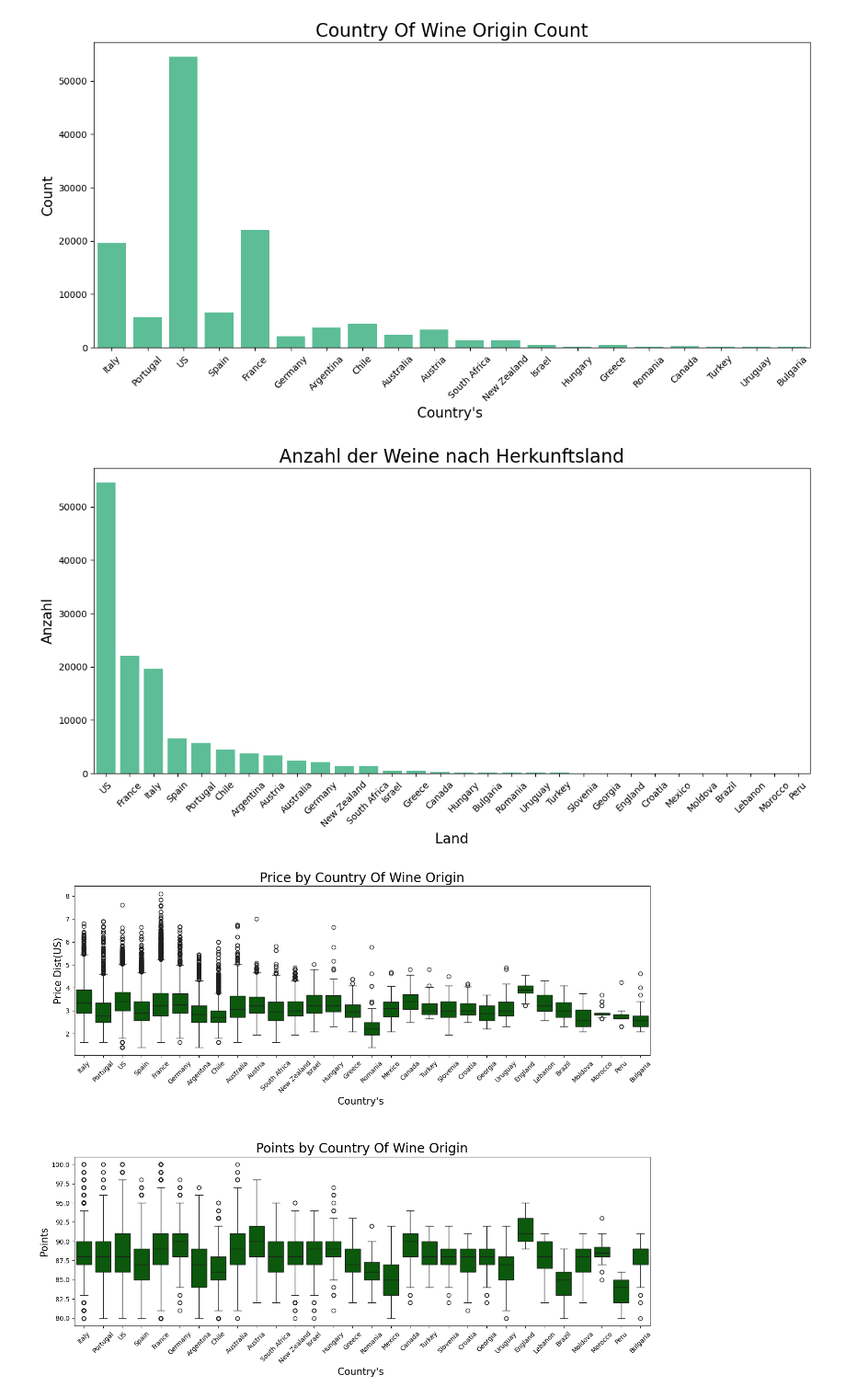
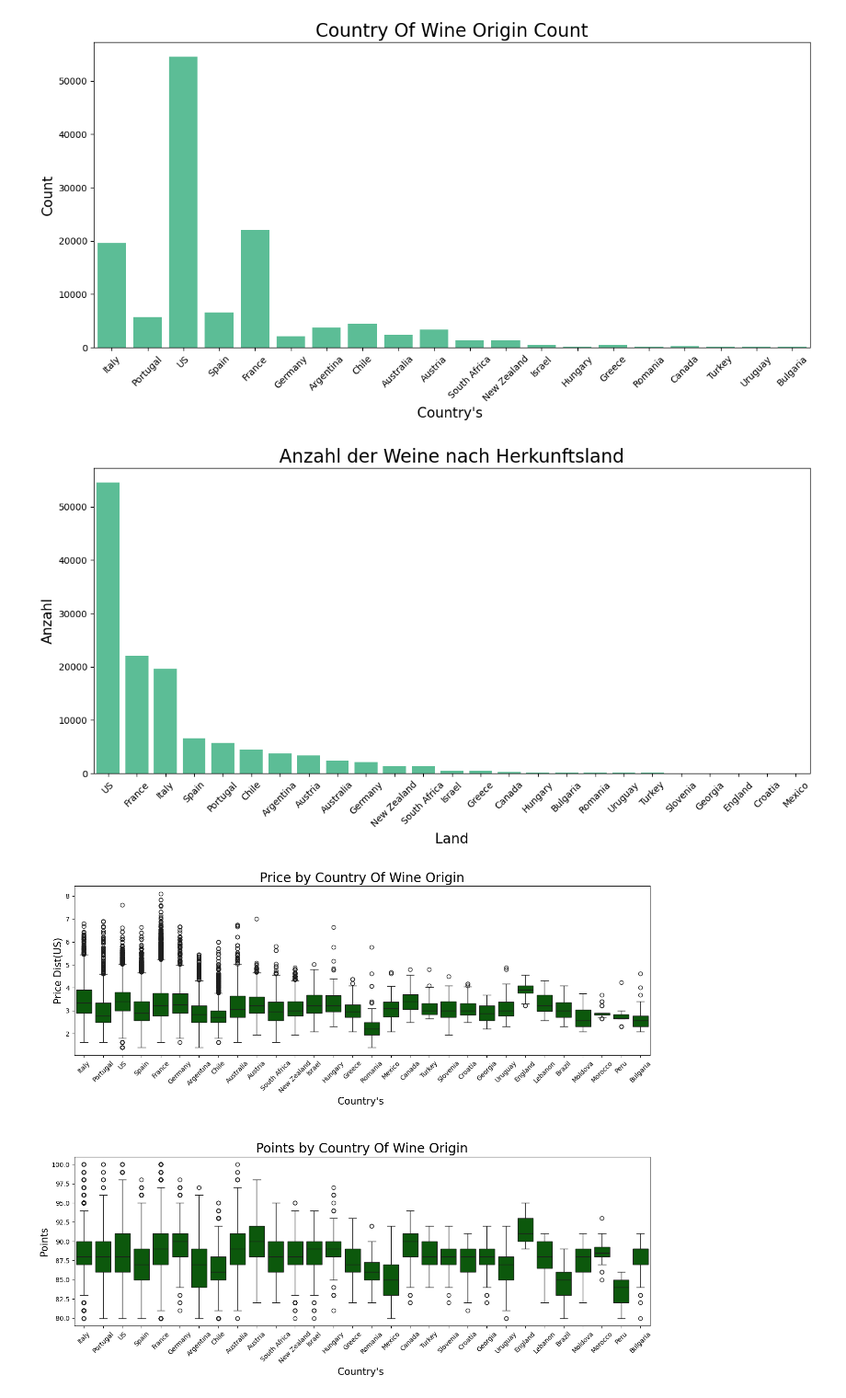
Before and after one commit to dilara444/TechLabsDUS_WineNot, a Jupyter notebook: notebooks/Dilara_17.03.ipynb, the cells around one changed output. Shown at 92% size. Cells and saved outputs as stored; diff of their text form; code cells hidden in the pictures.

```diff
--- a/notebooks/Dilara_17.03.ipynb
+++ b/notebooks/Dilara_17.03.ipynb
@@ -448,22 +450,22 @@ plt.show()
 # %%
 #Country Features
 #Dilara new plot für die ersten 30
 
 plt.figure(figsize=(14,6))
 
-country = df_wine1.country.value_counts()[:30]
+country = df_wine1.country.value_counts()[:25]
 
 g = sns.countplot(x='country',
                   data=df_wine1[df_wine1.country.isin(country.index.values)],
                  color='#4CCD99', order=country.index)
 g.set_title("Anzahl der Weine nach Herkunftsland", fontsize=20)
 g.set_xlabel("Land", fontsize=15)
 g.set_ylabel("Anzahl", fontsize=15)
 g.set_xticklabels(g.get_xticklabels(), rotation=45)
 
 plt.show()
 # %% [output]
-[figure, old version]
+[figure, new version]
 # %%
 #The distribuition of this top 20 countrys by price and rating
 plt.figure(figsize=(16,12))
```
Also changed, not shown: parts of 4 cells of this notebook, 1 other file.
